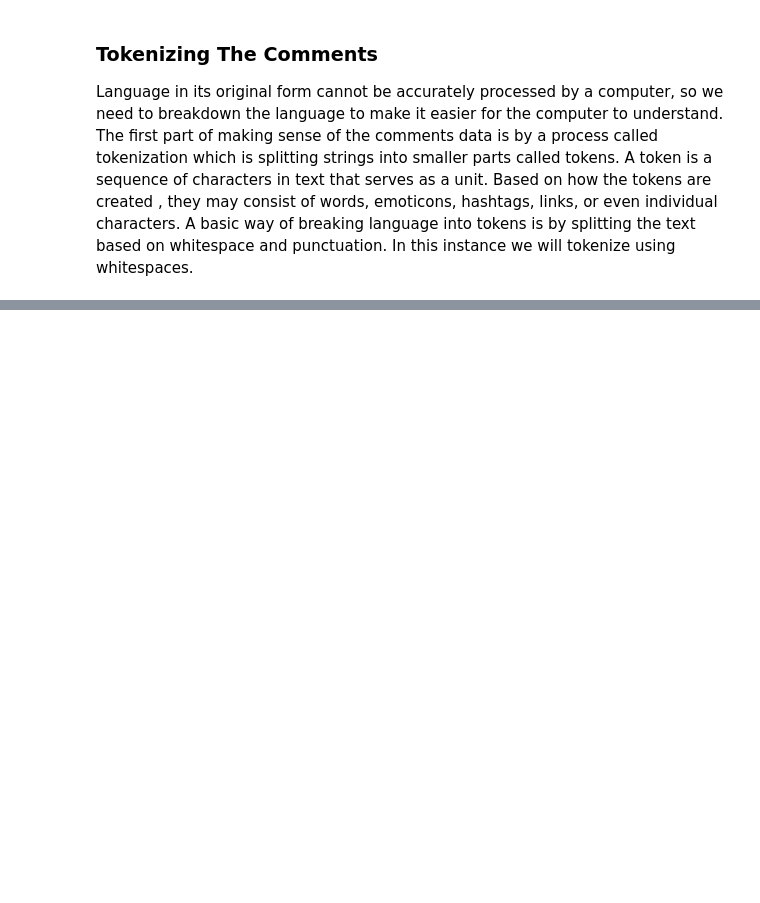
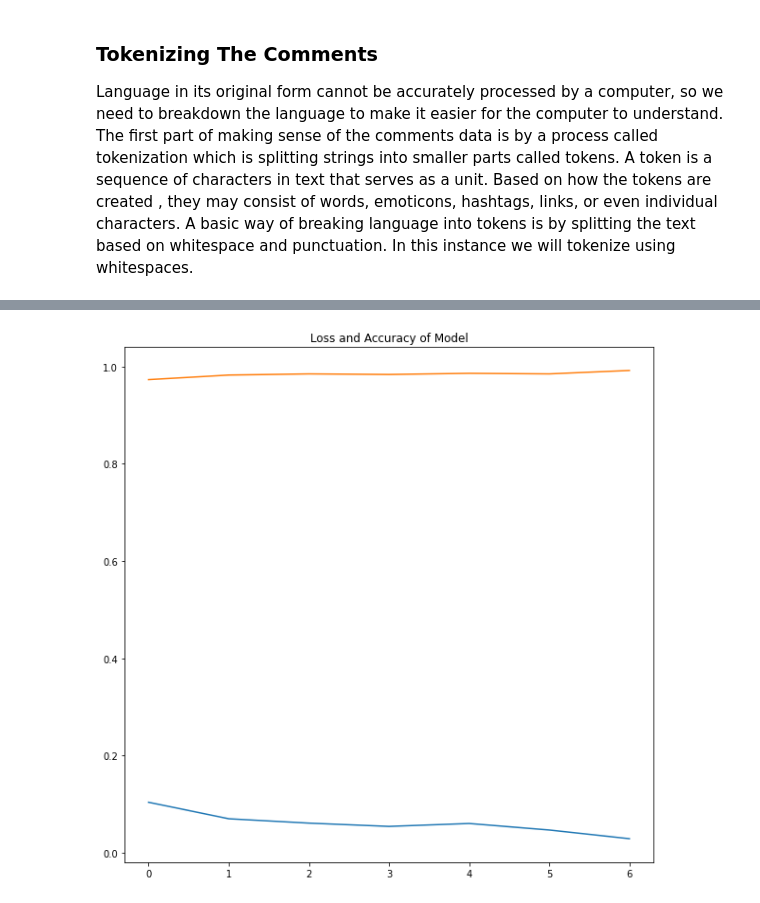
Before and after one commit to ochanyo/Facebook-Sentiment-Analysis, a Jupyter notebook: Sentiment Analysis.ipynb, the cells around one changed output, grey strips where cells are left out. Cells and saved outputs as stored; diff of their text form; code cells hidden in the pictures; blank space fills up the shorter version.

Commit message:
Changes after building and training the model

```diff
--- a/Sentiment Analysis.ipynb
+++ b/Sentiment Analysis.ipynb
@@ -169,3 +184,9 @@ fb1
 Language in its original form cannot be accurately processed by a computer, so we need to breakdown the language to make it easier for the computer to understand. The first part of making sense of the comments data is by a process called tokenization which is splitting strings into smaller parts called tokens.
 A token is a sequence of characters in text that serves as a unit. Based on how the tokens are created , they may consist of words, emoticons, hashtags, links, or even individual characters. A basic way of breaking language into tokens is by splitting the text based on whitespace and punctuation.
 In this instance we will tokenize using whitespaces.
+# %%
+max_fatures = 2000
+tokenizer = Tokenizer(num_words=max_fatures, split=' ')
+tokenizer.fit_on_texts(fb1['fbpost'].values)
+X = tokenizer.texts_to_sequences(fb1['fbpost'].values)
+X = pad_sequences(X)
@@ -171,0 +203,5 @@ In this instance we will tokenize using whitespaces.
+# %%
+Y=pd.get_dummies(fb1['label']).values
+X_train,X_test,Y_train,Y_test=train_test_split(X,Y,test_size=0.15,random_state=1)
+print(X_train.shape,Y_train.shape)
+print(X_test.shape,Y_train.shape)
@@ -171,0 +216,14 @@ In this instance we will tokenize using whitespaces.
+# %%
+embed_dim=200
+lstm_out=200
+model=Sequential()
+model.add(Embedding(max_fatures,embed_dim,input_length=X.shape[1]))
+model.add(SpatialDropout1D(0.4))
+model.add(LSTM(lstm_out,dropout=0.2,recurrent_dropout=0.2)) #modifying output layers and fully conncected layers
+model.add(Dense(3,activation='softmax')) #modify these.
+model.compile(loss='categorical_crossentropy',optimizer='adam',metrics=['accuracy'])
+print(model.summary())
+#improve on depth of network since its a deep learning model.
+#re-use my code on bayesian as done in class.
+#transfer learning-
+#leverage on pre-trained models in keras that i can import
@@ -171,0 +250,4 @@ In this instance we will tokenize using whitespaces.
+# %%
+#Training The Model
+batch_size=32
+hist=model.fit(X_train,Y_train,epochs=7,batch_size=batch_size,verbose=2)
@@ -171,0 +269,11 @@ In this instance we will tokenize using whitespaces.
+# %%
+#Ploting a histogram over the epochs
+history=pd.DataFrame(hist.history)
+plt.figure(figsize=(10,10))
+plt.plot(history['loss']);
+plt.plot(history['accuracy']);
+plt.title('Loss and Accuracy of Model');
+plt.savefig('Loss and Accuracy of Model Histogram.png');
+plt.show();
+# %% [output]
+[figure, added]
```
Also changed, not shown: parts of 14 cells of this notebook, 2 other files.
